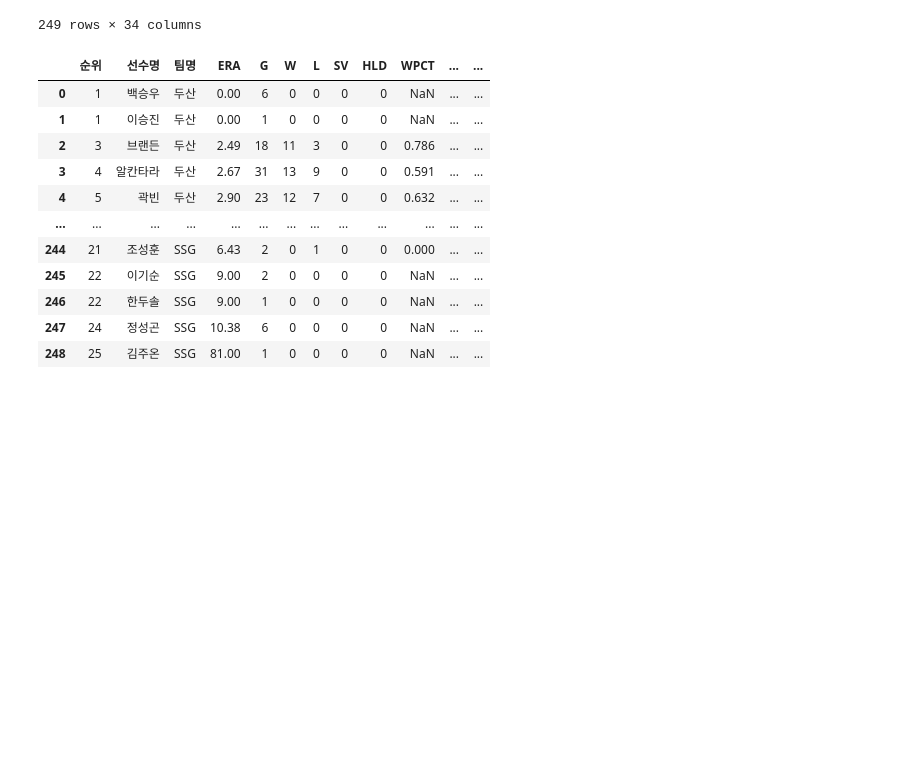
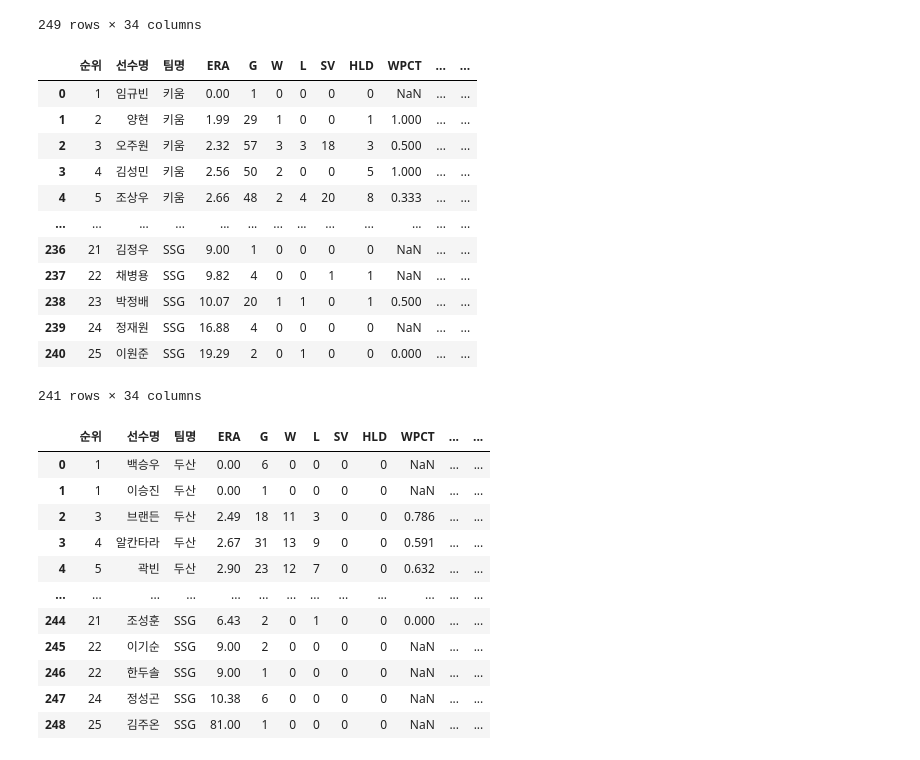
Before and after one commit to jayiuk/mid_project, a Jupyter notebook: get_data.ipynb, the cells around one changed output. Cells and saved outputs as stored; diff of their text form; code cells hidden in the pictures; blank space fills up the shorter version.

```diff
--- a/get_data.ipynb
+++ b/get_data.ipynb
@@ -120,6 +129,22 @@ df_2023
 | 247 | 24 | 정성곤 | SSG | 10.38 | 6 | 0 | 0 | 0 | 0 | NaN | ... | ... |
 | 248 | 25 | 김주온 | SSG | 81.00 | 1 | 0 | 0 | 0 | 0 | NaN | ... | ... |
 249 rows × 34 columns
+# %%
+df_2019
+# %% [output]
+|  | 순위 | 선수명 | 팀명 | ERA | G | W | L | SV | HLD | WPCT | ... | ... |
+| 0 | 1 | 임규빈 | 키움 | 0.00 | 1 | 0 | 0 | 0 | 0 | NaN | ... | ... |
+| 1 | 2 | 양현 | 키움 | 1.99 | 29 | 1 | 0 | 0 | 1 | 1.000 | ... | ... |
+| 2 | 3 | 오주원 | 키움 | 2.32 | 57 | 3 | 3 | 18 | 3 | 0.500 | ... | ... |
+| 3 | 4 | 김성민 | 키움 | 2.56 | 50 | 2 | 0 | 0 | 5 | 1.000 | ... | ... |
+| 4 | 5 | 조상우 | 키움 | 2.66 | 48 | 2 | 4 | 20 | 8 | 0.333 | ... | ... |
+| ... | ... | ... | ... | ... | ... | ... | ... | ... | ... | ... | ... | ... |
+| 236 | 21 | 김정우 | SSG | 9.00 | 1 | 0 | 0 | 0 | 0 | NaN | ... | ... |
+| 237 | 22 | 채병용 | SSG | 9.82 | 4 | 0 | 0 | 1 | 1 | NaN | ... | ... |
+| 238 | 23 | 박정배 | SSG | 10.07 | 20 | 1 | 1 | 0 | 1 | 0.500 | ... | ... |
+| 239 | 24 | 정재원 | SSG | 16.88 | 4 | 0 | 0 | 0 | 0 | NaN | ... | ... |
+| 240 | 25 | 이원준 | SSG | 19.29 | 2 | 0 | 1 | 0 | 0 | 0.000 | ... | ... |
+241 rows × 34 columns
 # %%
 df_2019['연도+1'] = 2020
 df_2020['연도+1'] = 2021
```
Also changed, not shown: parts of 19 cells of this notebook, 2 other files.
